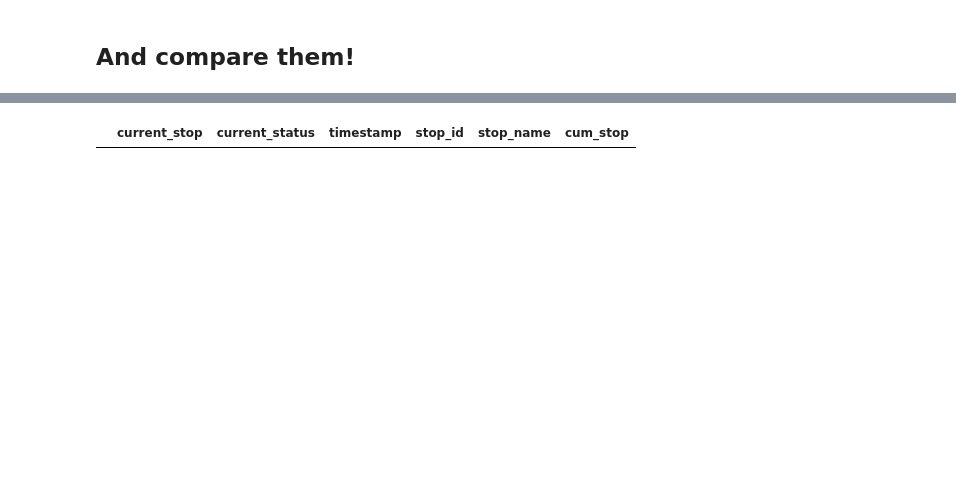
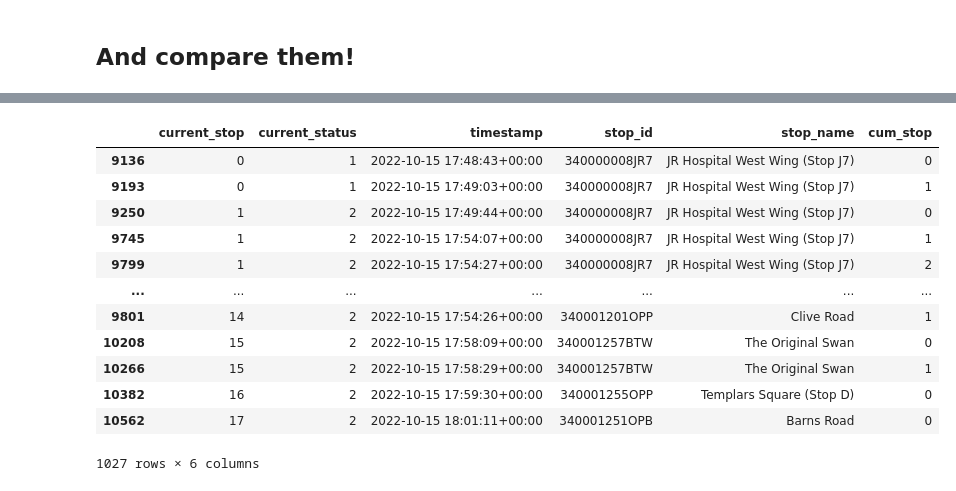
Before and after one commit to carderne/bods, a Jupyter notebook: notebooks/boarding_time.ipynb, the cells around one changed output, grey strips where cells are left out. Saved outputs shown, nothing was run; the diff lists cells and outputs as text; code cells hidden in the pictures; blank space fills up the shorter version.

Commit message:
Update boarding delay to work for all trips

```diff
--- a/notebooks/boarding_time.ipynb
+++ b/notebooks/boarding_time.ipynb
@@ -79,5 +76,5 @@ tid_trips
 # %%
-tid_stop_times = fd.stop_times.loc[fd.stop_times.trip_id == tid]
-tid_stop_times.head(6)
+rel_stops = fd.stop_times.loc[fd.stop_times.trip_id.isin(df.trip_id)]
+rel_stops.head(3)
 # %% [output]
 |  | trip_id | arrival_time | departure_time | stop_id | stop_sequence | stop_headsign | pickup_type | ... |
@@ -90,13 +84,13 @@ tid_stop_times.head(6)
 # %%
 stops = (
-    fd.stops.assign(
-        geometry=gpd.points_from_xy(x=fd.stops.stop_lon, y=fd.stops.stop_lat)
+    fd.stops.loc[fd.stops.stop_id.isin(rel_stops.stop_id.unique())]
+    .assign(
+        geometry=lambda x: gpd.points_from_xy(x=x.stop_lon, y=x.stop_lat)
     )
     .drop(["stop_lon", "stop_lat"], axis=1)
     .pipe(gpd.GeoDataFrame, crs=4326)
 )
 stops.geometry = stops.to_crs(epsg=3857).buffer(30).to_crs(epsg=4326)
-stops = stops.loc[stops.stop_id.isin(tid_stop_times.stop_id)]
 stops.head()
 # %% [output]
 |  | stop_id | stop_code | stop_name | wheelchair_boarding | location_type | parent_station | platform_code | ... |
@@ -124,0 +107,17 @@ trip_stops.head()
+# %%
+def filter_relevant_stops(row):
+    return (
+        row.stop_id in rel_stops.loc[rel_stops.trip_id == row.trip_id].stop_id.unique()
+    )
+# %%
+jnd = (
+    df.sjoin(stops, how="left", predicate="within")
+    .dropna(subset="index_right")
+    .assign(keep=lambda x: x.apply(filter_relevant_stops, axis=1))
+    .loc[lambda x: x.keep]
+)
+assert len(jnd.loc[jnd.duplicated(["trip_id", "timestamp"])]) == 0
+jnd = jnd.assign(
+    cum_stop=jnd.groupby(["trip_id", "current_stop", "stop_id"]).cumcount()
+)
+jnd.head()
@@ -125,10 +131,29 @@ trip_stops.head()
 # %%
-long_stops = trip_stops.loc[
-    trip_stops.stop_id.isin(trip_stops.loc[trip_stops.cum_stop >= 1].stop_id.unique())
+cols = [
+    "current_stop",
+    "current_status",
+    "timestamp",
+    "stop_id",
+    "stop_name",
+    "cum_stop",
 ]
-long_stops.head()
+long_stops = jnd.loc[jnd.stop_id.isin(jnd.loc[jnd.cum_stop >= 1].stop_id.unique())]
+long_stops = long_stops.sort_values(by=["trip_id", "current_stop"])
+long_stops[cols]
 # %% [output]
 |  | current_stop | current_status | timestamp | stop_id | stop_name | cum_stop |
+| 9136 | 0 | 1 | 2022-10-15 17:48:43+00:00 | 340000008JR7 | JR Hospital West Wing (Stop J7) | 0 |
+| 9193 | 0 | 1 | 2022-10-15 17:49:03+00:00 | 340000008JR7 | JR Hospital West Wing (Stop J7) | 1 |
+| 9250 | 1 | 2 | 2022-10-15 17:49:44+00:00 | 340000008JR7 | JR Hospital West Wing (Stop J7) | 0 |
+| 9745 | 1 | 2 | 2022-10-15 17:54:07+00:00 | 340000008JR7 | JR Hospital West Wing (Stop J7) | 1 |
+| 9799 | 1 | 2 | 2022-10-15 17:54:27+00:00 | 340000008JR7 | JR Hospital West Wing (Stop J7) | 2 |
+| ... | ... | ... | ... | ... | ... | ... |
+| 9801 | 14 | 2 | 2022-10-15 17:54:26+00:00 | 340001201OPP | Clive Road | 1 |
+| 10208 | 15 | 2 | 2022-10-15 17:58:09+00:00 | 340001257BTW | The Original Swan | 0 |
+| 10266 | 15 | 2 | 2022-10-15 17:58:29+00:00 | 340001257BTW | The Original Swan | 1 |
+| 10382 | 16 | 2 | 2022-10-15 17:59:30+00:00 | 340001255OPP | Templars Square (Stop D) | 0 |
+| 10562 | 17 | 2 | 2022-10-15 18:01:11+00:00 | 340001251OPB | Barns Road | 0 |
+1027 rows × 6 columns
 # %%
 def diff_calc(x):
     return x.iloc[-1] - x.iloc[0]
```
Also changed, not shown: parts of 10 cells of this notebook, 1 other file.
